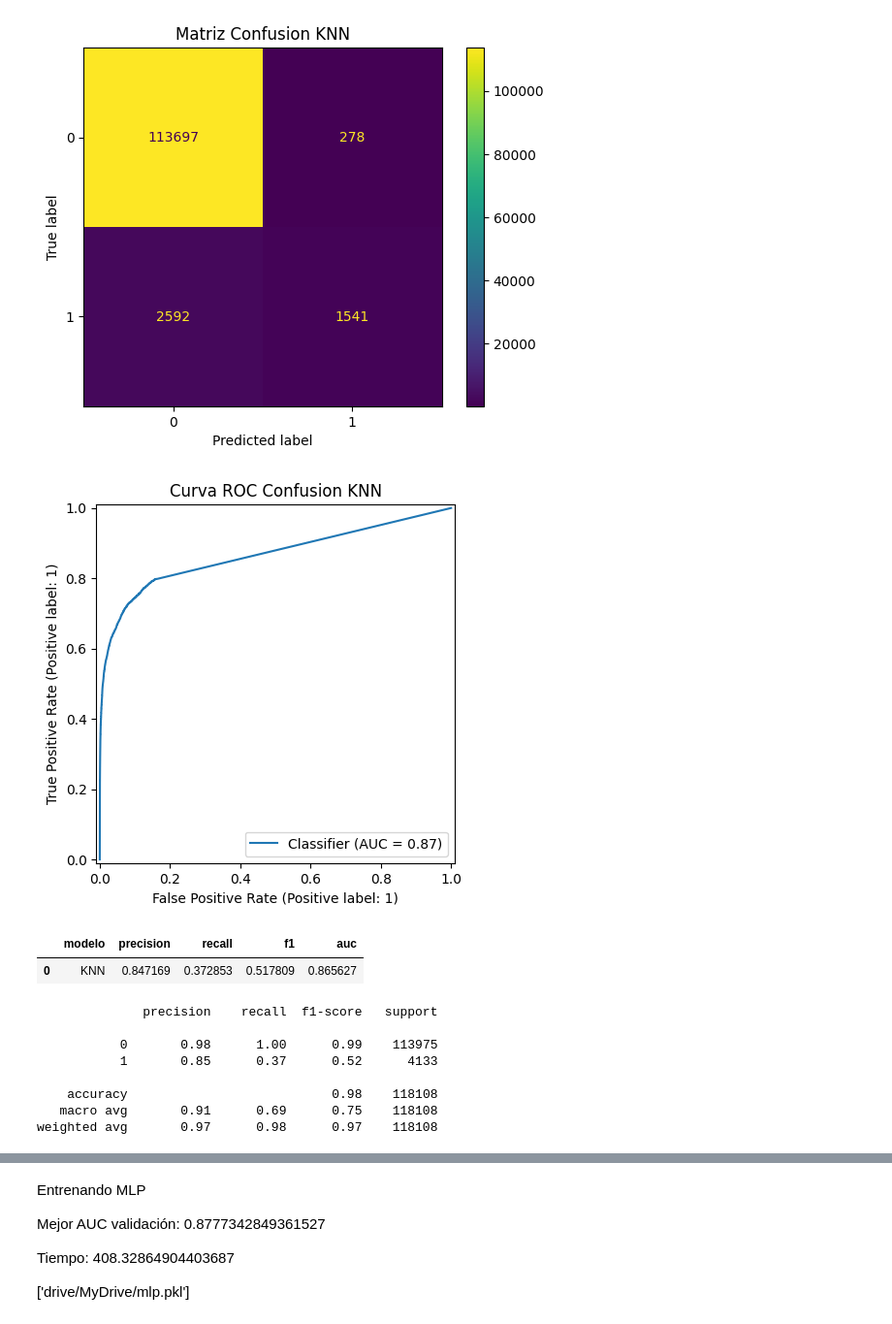
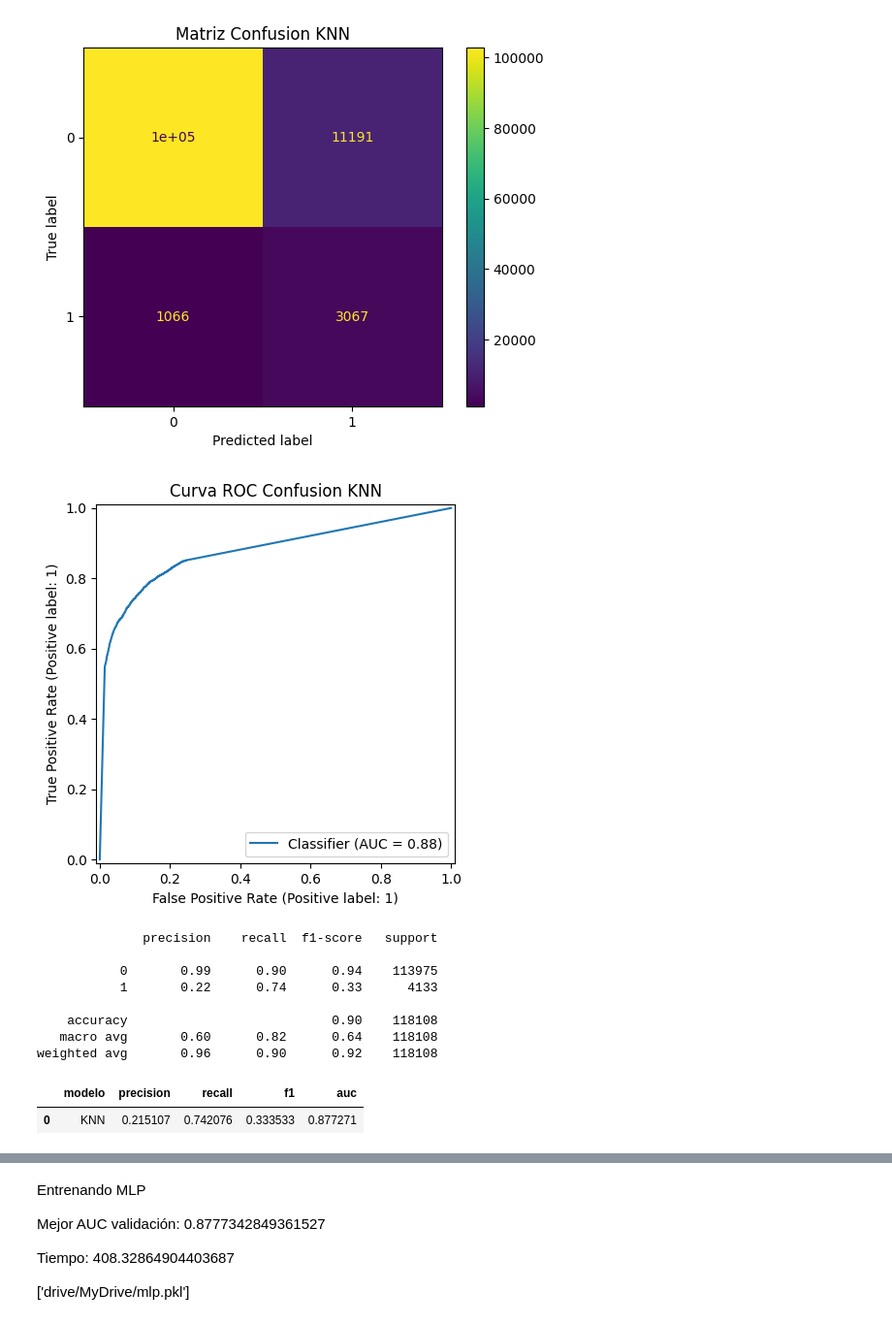
Before and after one commit to Jefryllerena/Parcial_Practico_Regresion_Segmentacion, a Jupyter notebook: _sources/modelos_clasificacion.ipynb, the cells around one changed output, grey strips where cells are left out. Shown at 97% size. Saved outputs shown, nothing was run; the diff lists cells and outputs as text; code cells hidden in the pictures.

```diff
--- a/_sources/modelos_clasificacion.ipynb
+++ b/_sources/modelos_clasificacion.ipynb
@@ -53,33 +87,32 @@ Tiempo: 2691.609223842621
 # %%
 # knn_metricas
-modelo_knn = joblib.load('drive/MyDrive/knn.pkl')
+modelo_knn = joblib.load('drive/MyDrive/punto_2_knn.pkl')
 pro_knn = modelo_knn.predict_proba(X_val)[:, 1]
 pr_knn = (pro_knn >= 0.5).astype(int)
 cm_knn = confusion_matrix(y_val, pr_knn)
 ConfusionMatrixDisplay(cm_knn).plot()
 plt.title("Matriz Confusion KNN")
 plt.show()
 
 RocCurveDisplay.from_predictions(y_val, pro_knn)
 plt.title("Curva ROC Confusion KNN")
 plt.show()
 res = ['KNN', precision_score(y_val, pr_knn), recall_score(y_val, pr_knn), f1_score(y_val, pr_knn), roc_auc_score(y_val, pro_knn)]
 resultados.loc[len(resultados)] = res;
 
+print(classification_report(y_val, pr_knn))
+
 resultados
 # %% [output]
-[figure, old version]
+[figure, new version]
-[figure, old version]
+[figure, new version]
+              precision    recall  f1-score   support
+
+           0       0.99      0.90      0.94    113975
+           1       0.22      0.74      0.33      4133
+
+    accuracy                           0.90    118108
+   macro avg       0.60      0.82      0.64    118108
+weighted avg       0.96      0.90      0.92    118108
 |  | modelo | precision | recall | f1 | auc |
-| 0 | KNN | 0.847169 | 0.372853 | 0.517809 | 0.865627 |
+| 0 | KNN | 0.215107 | 0.742076 | 0.333533 | 0.877271 |
-# %%
-print(classification_report(y_val, pr_knn))
-# %% [output]
-              precision    recall  f1-score   support
-
-           0       0.98      1.00      0.99    113975
-           1       0.85      0.37      0.52      4133
-
-    accuracy                           0.98    118108
-   macro avg       0.91      0.69      0.75    118108
-weighted avg       0.97      0.98      0.97    118108
```
Also changed, not shown: parts of 56 cells of this notebook, 30 other files.
